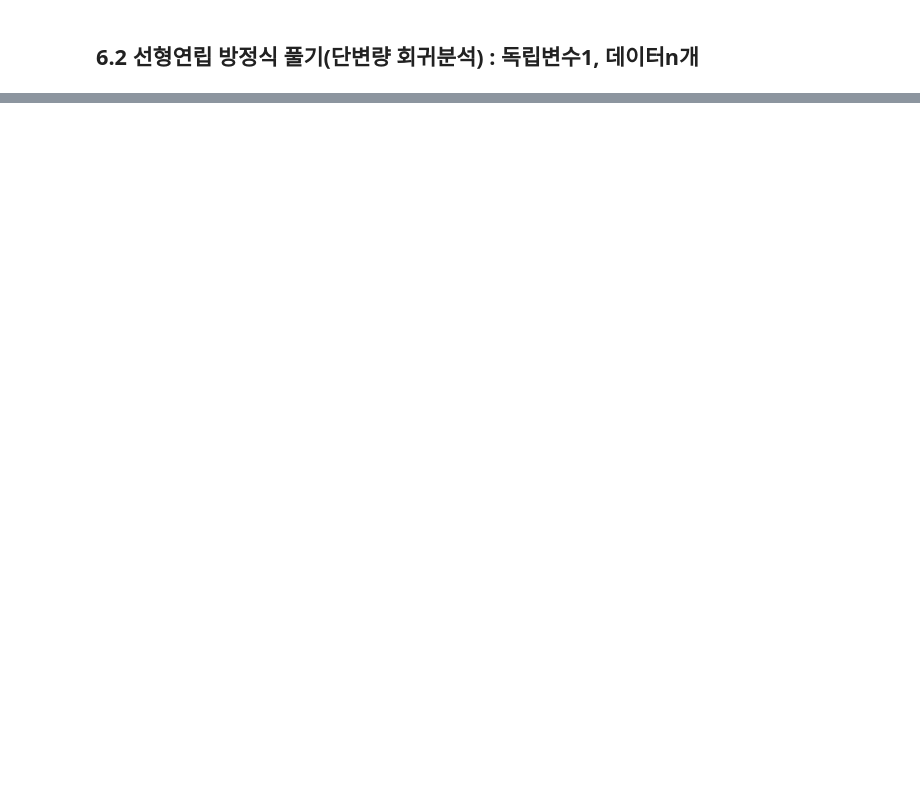
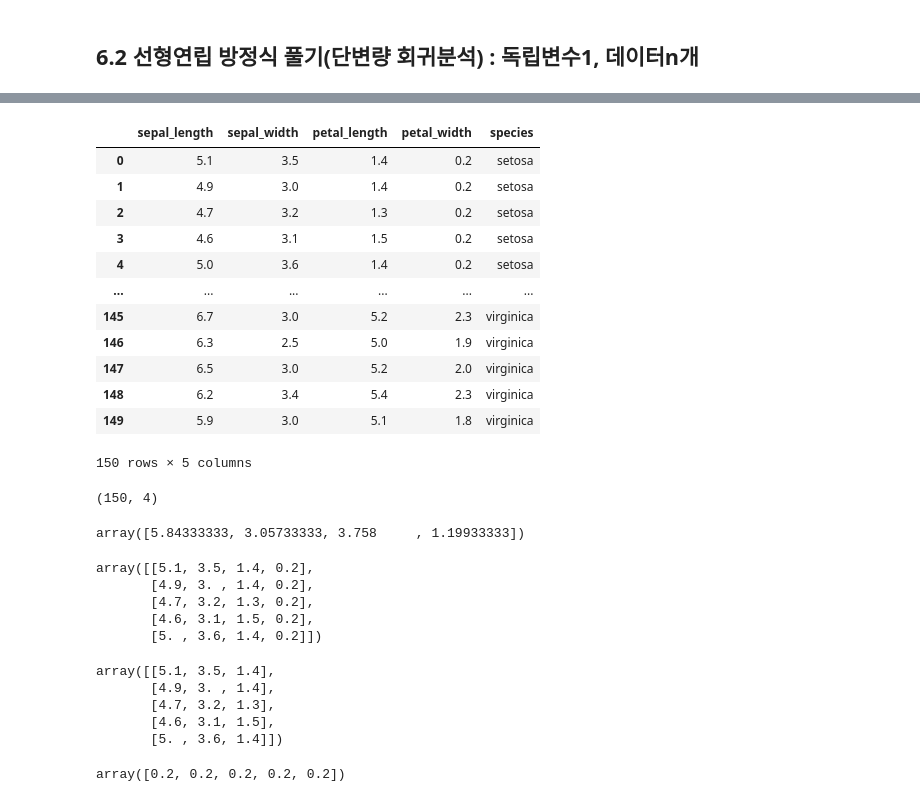
Before and after one commit to Hyo0806/ai, a Jupyter notebook: source/01_python/ch10_N차원배열다루기(4~6절).ipynb, the cells around one changed output, grey strips where cells are left out. Saved outputs shown, nothing was run; the diff lists cells and outputs as text; code cells hidden in the pictures; blank space fills up the shorter version.

```diff
--- a/source/01_python/ch10_N차원배열다루기(4~6절).ipynb
+++ b/source/01_python/ch10_N차원배열다루기(4~6절).ipynb
@@ -295,0 +395,60 @@ a @ a.T , a.T @ a
+# %%
+# 그래프로 보기 좋음
+
+import seaborn as sns
+sns.load_dataset('iris')
+# %% [output]
+|  | sepal_length | sepal_width | petal_length | petal_width | species |
+| 0 | 5.1 | 3.5 | 1.4 | 0.2 | setosa |
+| 1 | 4.9 | 3.0 | 1.4 | 0.2 | setosa |
+| 2 | 4.7 | 3.2 | 1.3 | 0.2 | setosa |
+| 3 | 4.6 | 3.1 | 1.5 | 0.2 | setosa |
+| 4 | 5.0 | 3.6 | 1.4 | 0.2 | setosa |
+| ... | ... | ... | ... | ... | ... |
+| 145 | 6.7 | 3.0 | 5.2 | 2.3 | virginica |
+| 146 | 6.3 | 2.5 | 5.0 | 1.9 | virginica |
+| 147 | 6.5 | 3.0 | 5.2 | 2.0 | virginica |
+| 148 | 6.2 | 3.4 | 5.4 | 2.3 | virginica |
+| 149 | 5.9 | 3.0 | 5.1 | 1.8 | virginica |
+150 rows × 5 columns
+# %%
+# 학습하기 좋음
+
+from sklearn import datasets
+iris = datasets.load_iris()
+iris_data = iris.data # 독립변수 4개. 데이터 갯수는 150행
+iris_data.shape # 몇행 몇열 나오는지 말해주는 함수
+# %% [output]
+(150, 4)
+# %%
+# 1. 각변수별 평균(열별 평균)
+
+iris_data.mean(axis=0)
+# %% [output]
+array([5.84333333, 3.05733333, 3.758     , 1.19933333])
+# %%
+# 2. 처음 5개 행을 출력하세요
+
+iris_data[:5]
+# %% [output]
+array([[5.1, 3.5, 1.4, 0.2],
+       [4.9, 3. , 1.4, 0.2],
+       [4.7, 3.2, 1.3, 0.2],
+       [4.6, 3.1, 1.5, 0.2],
+       [5. , 3.6, 1.4, 0.2]])
+# %%
+# 3. 처음 다섯개 행에서 마지막 열을 제외한 나머지 열을 출력하세요
+
+iris_data[:5,:3]
+# %% [output]
+array([[5.1, 3.5, 1.4],
+       [4.9, 3. , 1.4],
+       [4.7, 3.2, 1.3],
+       [4.6, 3.1, 1.5],
+       [5. , 3.6, 1.4]])
+# %%
+# 4. 처음 다섯개 행에서 마지막 열만 출력하세요
+
+iris_data[:5,-1]
+# %% [output]
+array([0.2, 0.2, 0.2, 0.2, 0.2])
```
Also changed, not shown: parts of 28 cells of this notebook, 7 other files.
